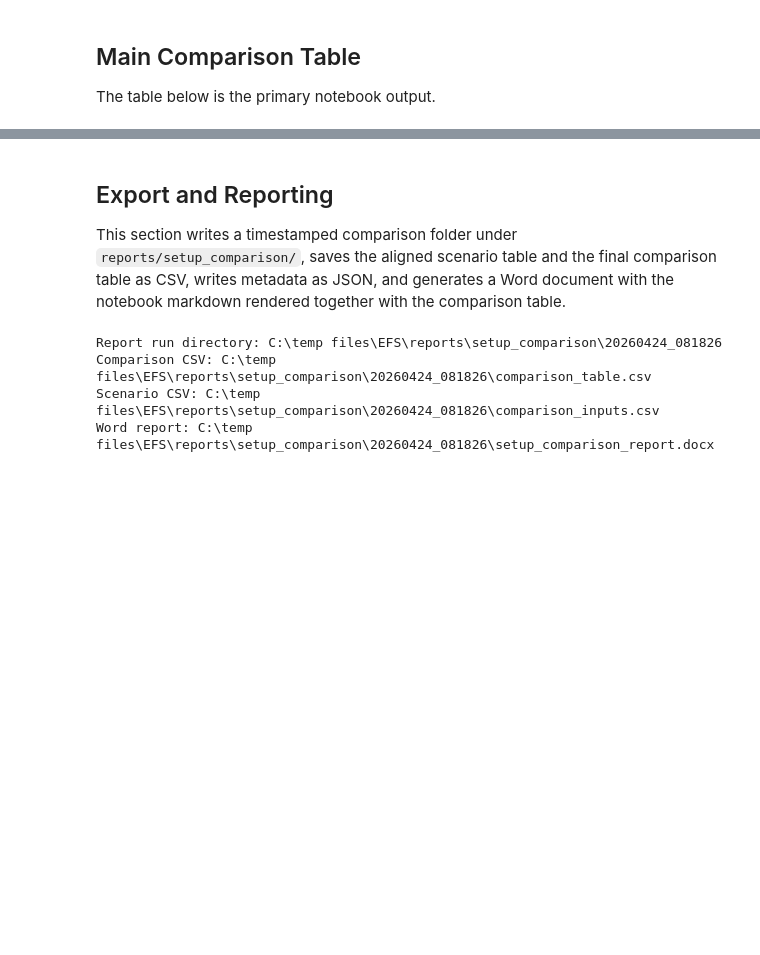
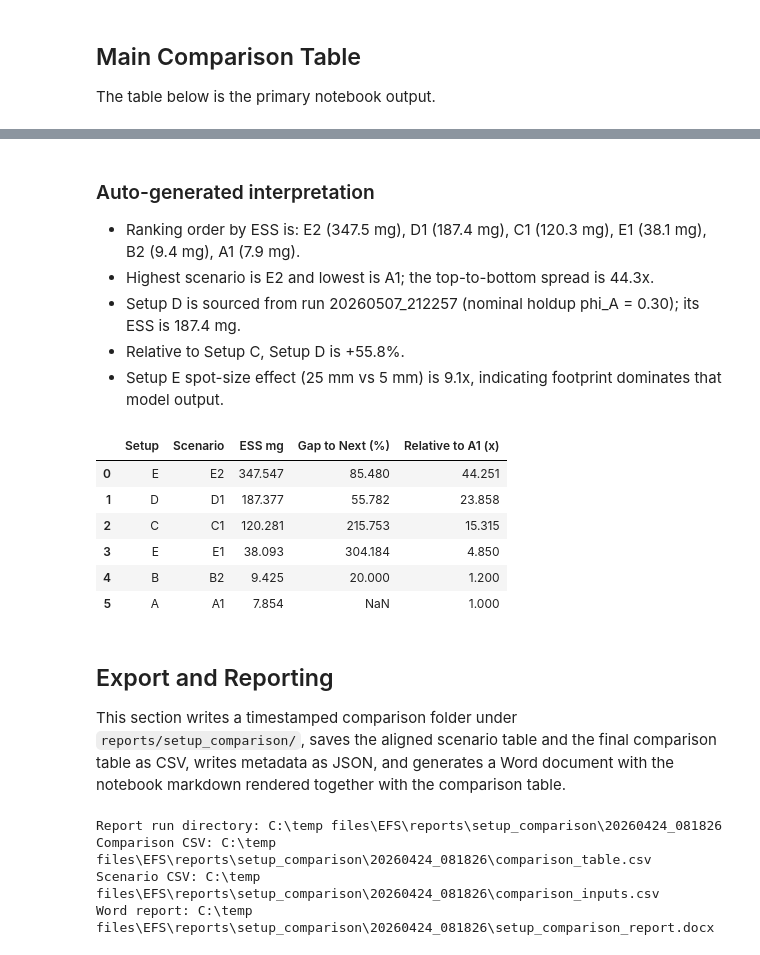
Before and after one commit to skibstede-web/efs-effective-sample-size, a Jupyter notebook: notebooks/compare_effective_sample_size_across_setups.ipynb, the cells around one changed output, grey strips where cells are left out. Drawn from its saved outputs; the diff is of its cells as text; code cells hidden in the pictures; blank space fills up the shorter version.

```diff
--- a/notebooks/compare_effective_sample_size_across_setups.ipynb
+++ b/notebooks/compare_effective_sample_size_across_setups.ipynb
@@ -25,6 +25,7 @@ The comparison table is the primary notebook output.
 from __future__ import annotations
 
 import importlib
+import json
 import math
 from pathlib import Path
 
@@ -44,6 +45,7 @@ def find_project_root() -> Path:
 PROJECT_ROOT = find_project_root()
 NOTEBOOK_PATH = PROJECT_ROOT / "notebooks" / "compare_effective_sample_size_across_setups.ipynb"
 REPORTS_ROOT = PROJECT_ROOT / "reports"
+SETUP_D_HOLDUP_NOTEBOOK = "setup_D_pipe_effective_sample_size_holdup_refactor.ipynb"
 
 ALIGNED_PENETRATION_DEPTH_MM = 1.0
 ALIGNED_DENSITY_G_CM3 = 0.4
@@ -338,3 +402,71 @@ comparison_table_df
+# %%
+from IPython.display import Markdown, display
+
+ranked_df = comparison_df.sort_values("ess_mg", ascending=False).reset_index(drop=True).copy()
+ranked_df["gap_to_next_pct"] = (
+    (ranked_df["ess_mg"] - ranked_df["ess_mg"].shift(-1)) / ranked_df["ess_mg"].shift(-1) * 100.0
+)
+
+setup_a_ess_for_ratio = float(comparison_df.loc[comparison_df["scenario"] == "A1", "ess_mg"].iloc[0])
+ranked_df["vs_A1_ratio_x"] = ranked_df["ess_mg"] / setup_a_ess_for_ratio
+
+ranking_diagnostics_df = ranked_df[["setup", "scenario", "ess_mg", "gap_to_next_pct", "vs_A1_ratio_x"]].rename(
+    columns={
+        "setup": "Setup",
+        "scenario": "Scenario",
+        "ess_mg": "ESS mg",
+        "gap_to_next_pct": "Gap to Next (%)",
+        "vs_A1_ratio_x": "Relative to A1 (x)",
+    }
+)
+
+for column in ["ESS mg", "Gap to Next (%)", "Relative to A1 (x)"]:
+    ranking_diagnostics_df[column] = ranking_diagnostics_df[column].map(
+        lambda value: round(value, 3) if pd.notna(value) else value
+    )
+
+leader = ranked_df.iloc[0]
+trailer = ranked_df.iloc[-1]
+leader_advantage_x = float(leader["ess_mg"]) / float(trailer["ess_mg"])
+
+setup_d_row = comparison_df.loc[comparison_df["scenario"] == "D1"].iloc[0]
+setup_c_row = comparison_df.loc[comparison_df["scenario"] == "C1"].iloc[0]
+setup_d_vs_c_pct = (float(setup_d_row["ess_mg"]) / float(setup_c_row["ess_mg"]) - 1.0) * 100.0
+
+setup_e_25_row = comparison_df.loc[comparison_df["scenario"] == "E2"].iloc[0]
+setup_e_5_row = comparison_df.loc[comparison_df["scenario"] == "E1"].iloc[0]
+setup_e_spot_gain_x = float(setup_e_25_row["ess_mg"]) / float(setup_e_5_row["ess_mg"])
+
+ranking_summary = ", ".join(
+    f"{row.scenario} ({row.ess_mg:,.1f} mg)"
+    for row in ranked_df.itertuples(index=False)
+)
+
+interpretation_lines = [
+    "### Auto-generated interpretation",
+    f"- Ranking order by ESS is: {ranking_summary}.",
+    f"- Highest scenario is {leader['scenario']} and lowest is {trailer['scenario']}; the top-to-bottom spread is {leader_advantage_x:,.1f}x.",
+    f"- Setup D is sourced from run {setup_d_run_dir.name} (nominal holdup phi_A = {setup_d_nominal_holdup:.2f}); its ESS is {float(setup_d_row['ess_mg']):,.1f} mg.",
+    f"- Relative to Setup C, Setup D is {setup_d_vs_c_pct:+.1f}%.",
+    f"- Setup E spot-size effect (25 mm vs 5 mm) is {setup_e_spot_gain_x:,.1f}x, indicating footprint dominates that model output.",
+]
+
+display(Markdown("\n".join(interpretation_lines)))
+ranking_diagnostics_df
+# %% [output]
+### Auto-generated interpretation
+- Ranking order by ESS is: E2 (347.5 mg), D1 (187.4 mg), C1 (120.3 mg), E1 (38.1 mg), B2 (9.4 mg), A1 (7.9 mg).
+- Highest scenario is E2 and lowest is A1; the top-to-bottom spread is 44.3x.
+- Setup D is sourced from run 20260507_212257 (nominal holdup phi_A = 0.30); its ESS is 187.4 mg.
+- Relative to Setup C, Setup D is +55.8%.
+- Setup E spot-size effect (25 mm vs 5 mm) is 9.1x, indicating footprint dominates that model output.
+|  | Setup | Scenario | ESS mg | Gap to Next (%) | Relative to A1 (x) |
+| 0 | E | E2 | 347.547 | 85.480 | 44.251 |
+| 1 | D | D1 | 187.377 | 55.782 | 23.858 |
+| 2 | C | C1 | 120.281 | 215.753 | 15.315 |
+| 3 | E | E1 | 38.093 | 304.184 | 4.850 |
+| 4 | B | B2 | 9.425 | 20.000 | 1.200 |
+| 5 | A | A1 | 7.854 | NaN | 1.000 |
 # %% [markdown]
 ## Export and Reporting
 
```
Also changed, not shown: parts of 7 cells of this notebook, 20 other files.
